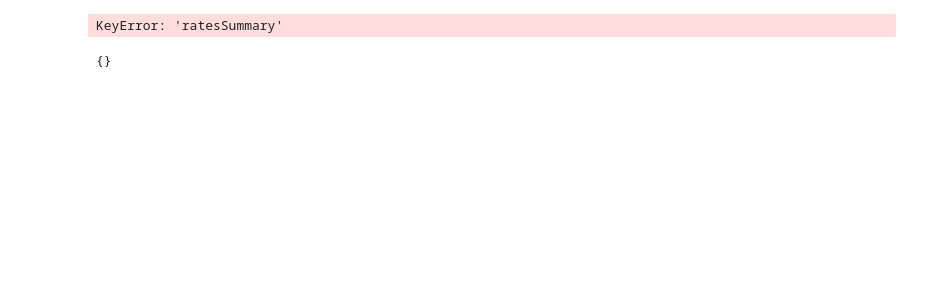
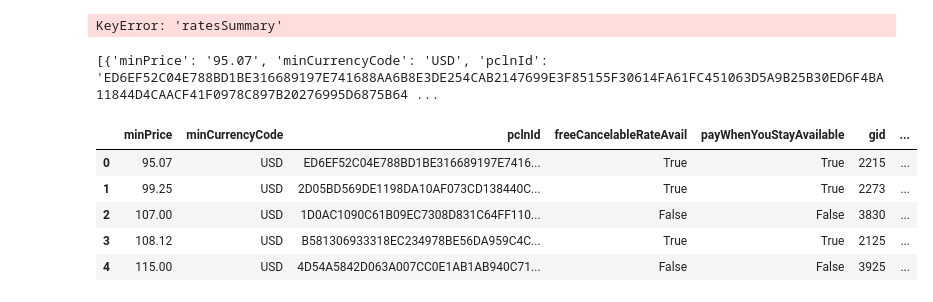
Before and after one commit to tayloresque/Project3_Group4, a Jupyter notebook: CAT working code.ipynb, the cells around one changed output. Drawn from its saved outputs; the diff is of its cells as text; code cells hidden in the pictures; blank space fills up the shorter version.

```diff
--- a/CAT working code.ipynb
+++ b/CAT working code.ipynb
@@ -207,6 +192,16 @@ for hotel in Hdata:
 # %% [output]
 KeyError: 'ratesSummary'
-# %%
-SJprices
-# %% [output]
-{}
+# %%
+print(SJprices)
+# %% [output]
+[{'minPrice': '95.07', 'minCurrencyCode': 'USD', 'pclnId': 'ED6EF52C04E788BD1BE316689197E741688AA6B8E3DE254CAB2147699E3F85155F30614FA61FC451063D5A9B25B30ED6F4BA11844D4CAACF41F0978C897B20276995D6875B64 ...
+# %%
+SJprice_df=pd.DataFrame(SJprices)
+SJprice_df.head()
+# %% [output]
+|  | minPrice | minCurrencyCode | pclnId | freeCancelableRateAvail | payWhenYouStayAvailable | gid | ... |
+| 0 | 95.07 | USD | ED6EF52C04E788BD1BE316689197E7416... | True | True | 2215 | ... |
+| 1 | 99.25 | USD | 2D05BD569DE1198DA10AF073CD138440C... | True | True | 2273 | ... |
+| 2 | 107.00 | USD | 1D0AC1090C61B09EC7308D831C64FF110... | False | False | 3830 | ... |
+| 3 | 108.12 | USD | B581306933318EC234978BE56DA959C4C... | True | True | 2125 | ... |
+| 4 | 115.00 | USD | 4D54A5842D063A007CC0E1AB1AB940C71... | False | False | 3925 | ... |
```
Also changed, not shown: parts of 30 cells of this notebook, 1 other file.
